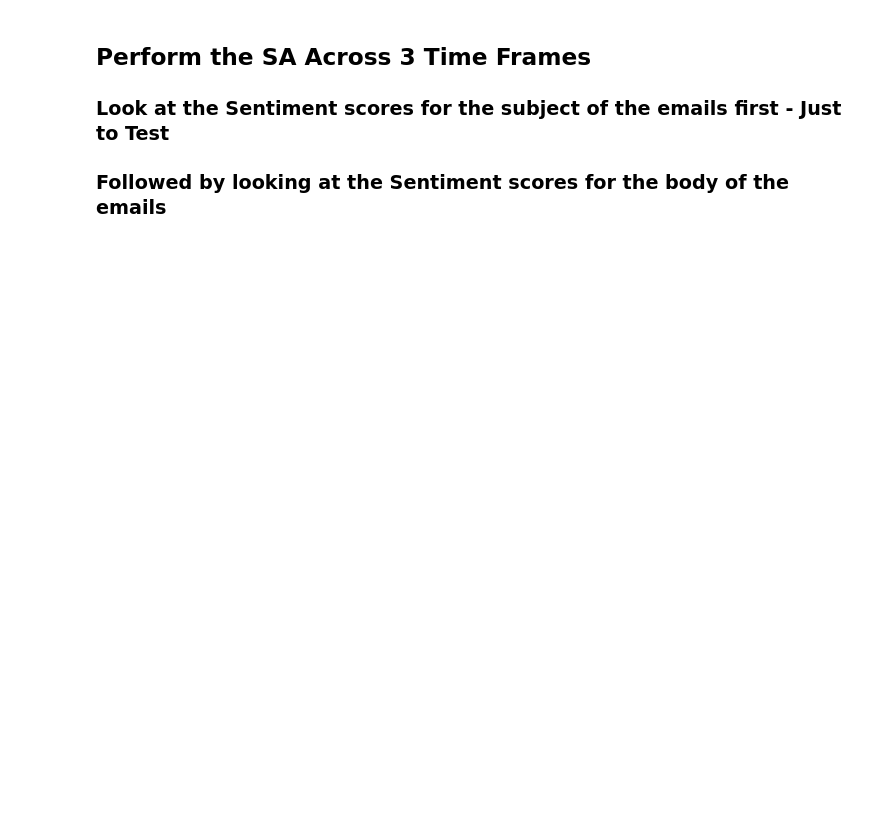
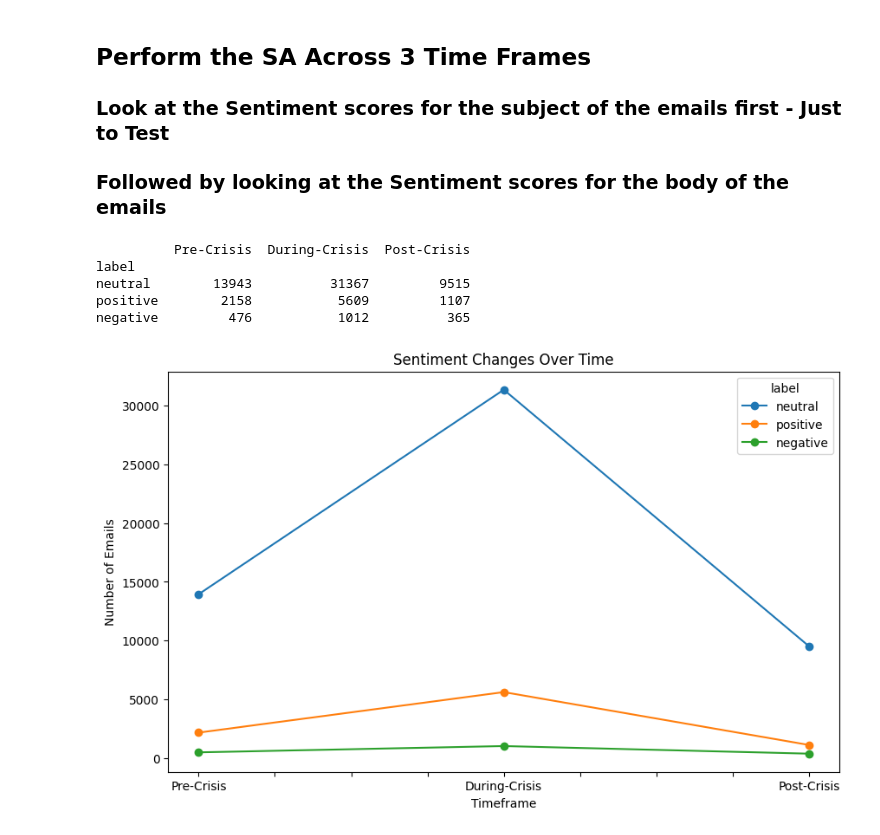
Before and after one commit to dyleedoes/enron_ind5003, a Jupyter notebook: ind5003_enron_nlp.ipynb, the cells around one changed output. Cells and saved outputs as stored; diff of their text form; code cells hidden in the pictures; blank space fills up the shorter version.

Commit message:
Completed Sentiment Analysis

```diff
--- a/ind5003_enron_nlp.ipynb
+++ b/ind5003_enron_nlp.ipynb
@@ -1032,3 +1032,40 @@ post_crisis_sentiments_df = pd.DataFrame(post_crisis_sentiments)
 # %%
 # Convert to CSV
 post_crisis_sentiments_df.to_csv('post_crisis_sentiments.csv', index=False)
+# %%
+def count_sentiments(sentiment_df):
+    sentiment_counts = sentiment_df['label'].value_counts()
+    return sentiment_counts
+# %%
+pre_crisis_counts = count_sentiments(pre_crisis_sentiments_df)
+during_crisis_counts = count_sentiments(during_crisis_sentiments_df)
+post_crisis_counts = count_sentiments(post_crisis_sentiments_df)
+# %%
+sentiment_summary = pd.DataFrame({
+    'Pre-Crisis': pre_crisis_counts,
+    'During-Crisis' : during_crisis_counts,
+    'Post-Crisis' : post_crisis_counts
+})
+# %%
+print(sentiment_summary)
+# %% [output]
+          Pre-Crisis  During-Crisis  Post-Crisis
+label
+neutral        13943          31367         9515
+positive        2158           5609         1107
+negative         476           1012          365
+# %%
+# Transpose the dataframe to have timeframes on the x-axis
+sentiment_summary_T = sentiment_summary.T
+
+# Create a line plot to show sentiment changes across timeframes
+sentiment_summary_T.plot(kind='line', marker='o', figsize=(10, 6))
+
+# Add labels and title
+plt.title('Sentiment Changes Over Time')
+plt.xlabel('Timeframe')
+plt.ylabel('Number of Emails')
+plt.savefig('sentiment_analysis_line_chart.png', dpi = 300)
+plt.show()
+# %% [output]
+[figure, added]
```
Also changed, not shown: 2 other files.
